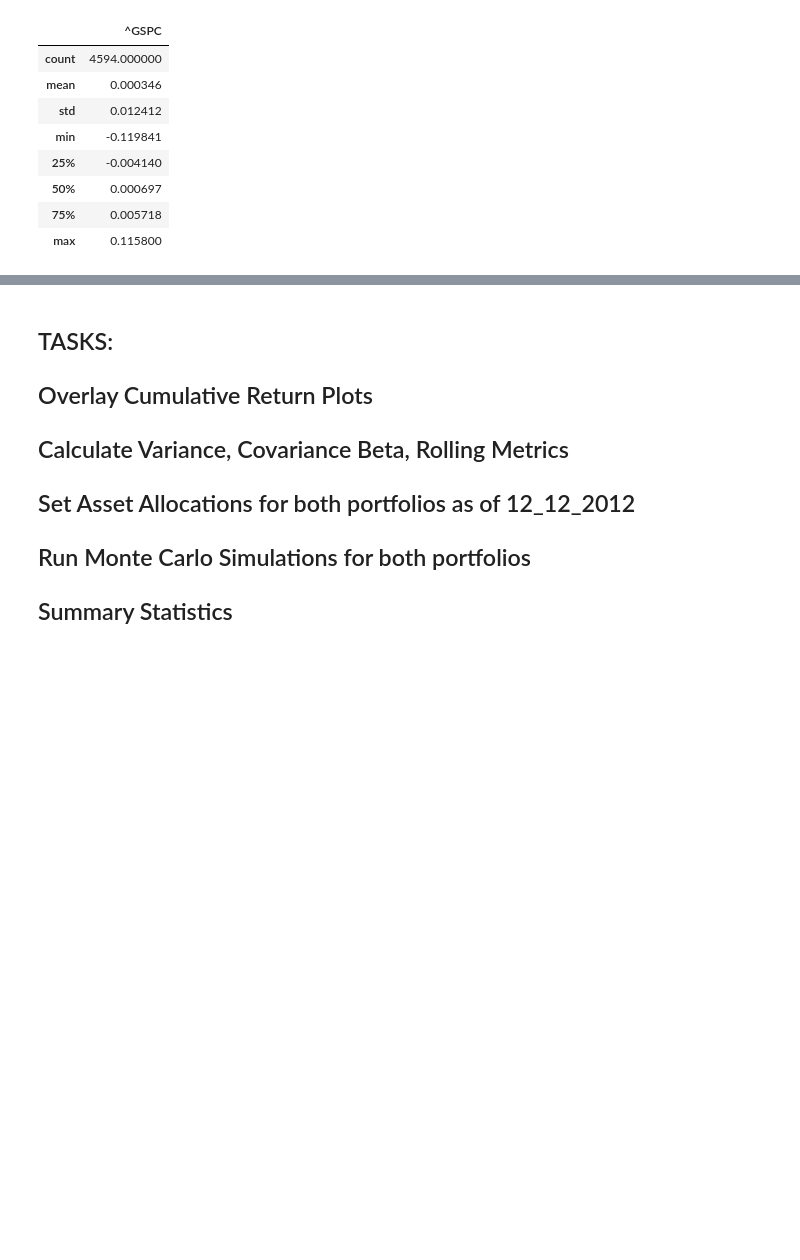
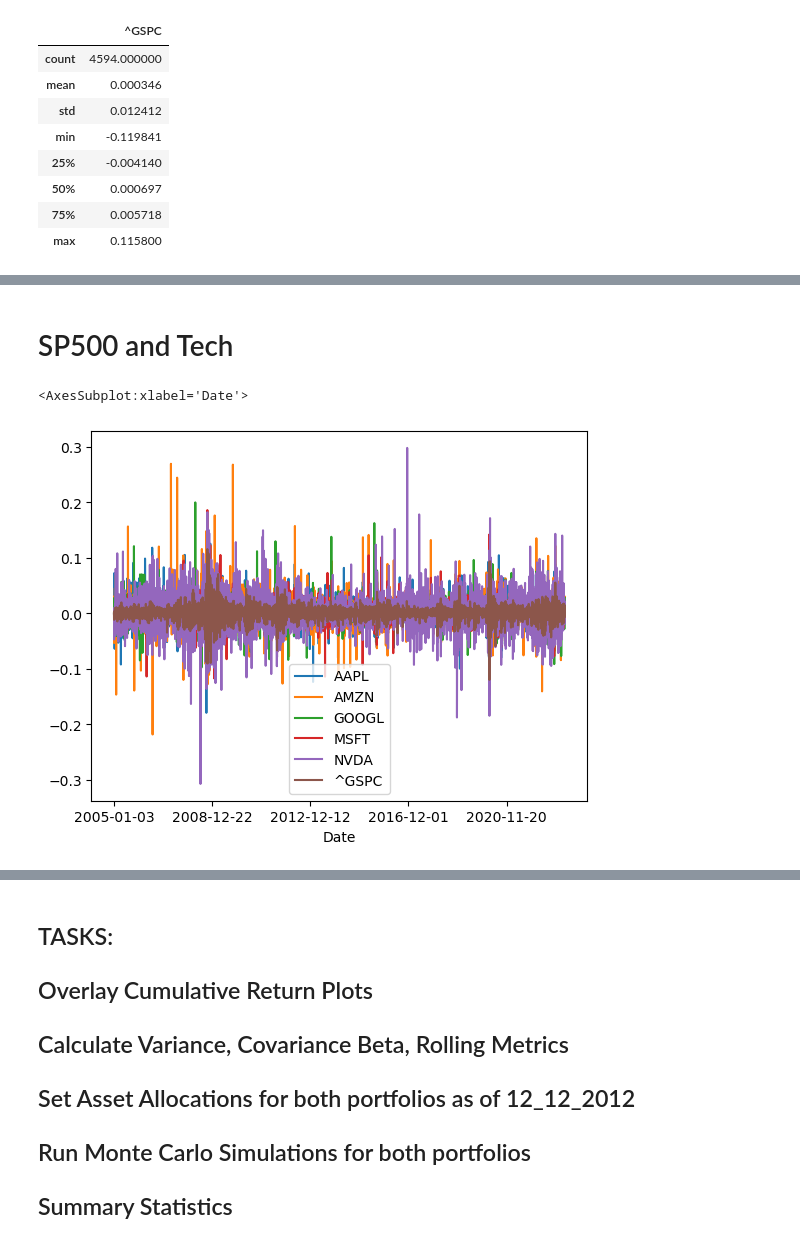
Before and after one commit to reiccv/Project_1_Portfolio_Analysis, a Jupyter notebook: Portfolio_Analysis_Tech_vs_Consumer.ipynb, the cells around one changed output, grey strips where cells are left out. Saved outputs shown, nothing was run; the diff lists cells and outputs as text; code cells hidden in the pictures; blank space fills up the shorter version.

```diff
--- a/Portfolio_Analysis_Tech_vs_Consumer.ipynb
+++ b/Portfolio_Analysis_Tech_vs_Consumer.ipynb
@@ -204,0 +285,8 @@ cumulative_returns_sp_500.plot(figsize=(20,6), title="S&P 500 Cumulative Returns
+# %% [markdown]
+# SP500 and Tech
+# %%
+ax = daily_returns_tech_stocks.plot()
+daily_returns_sp_500.plot(ax=ax)
+# %% [output]
+<AxesSubplot:xlabel='Date'>
+[figure, added]
```
Also changed, not shown: parts of 24 cells of this notebook.
